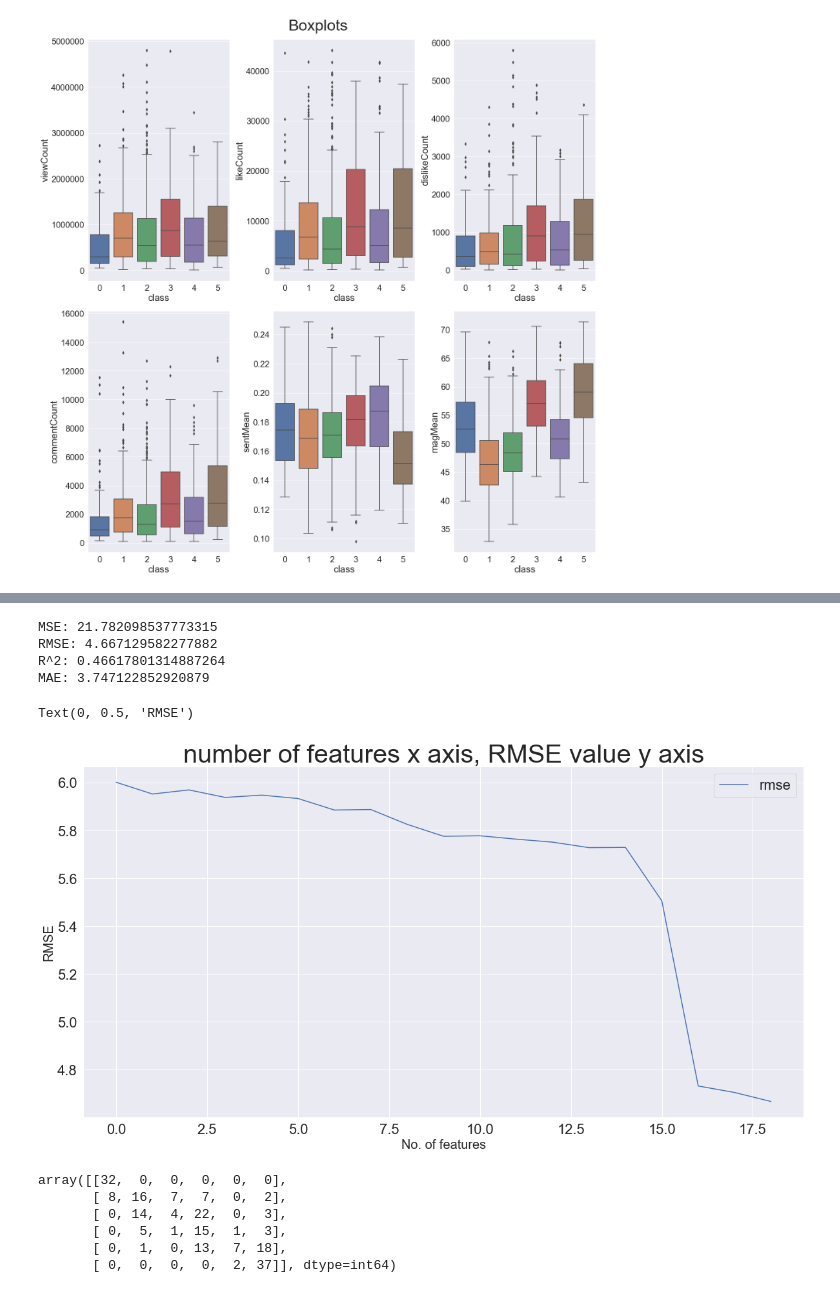
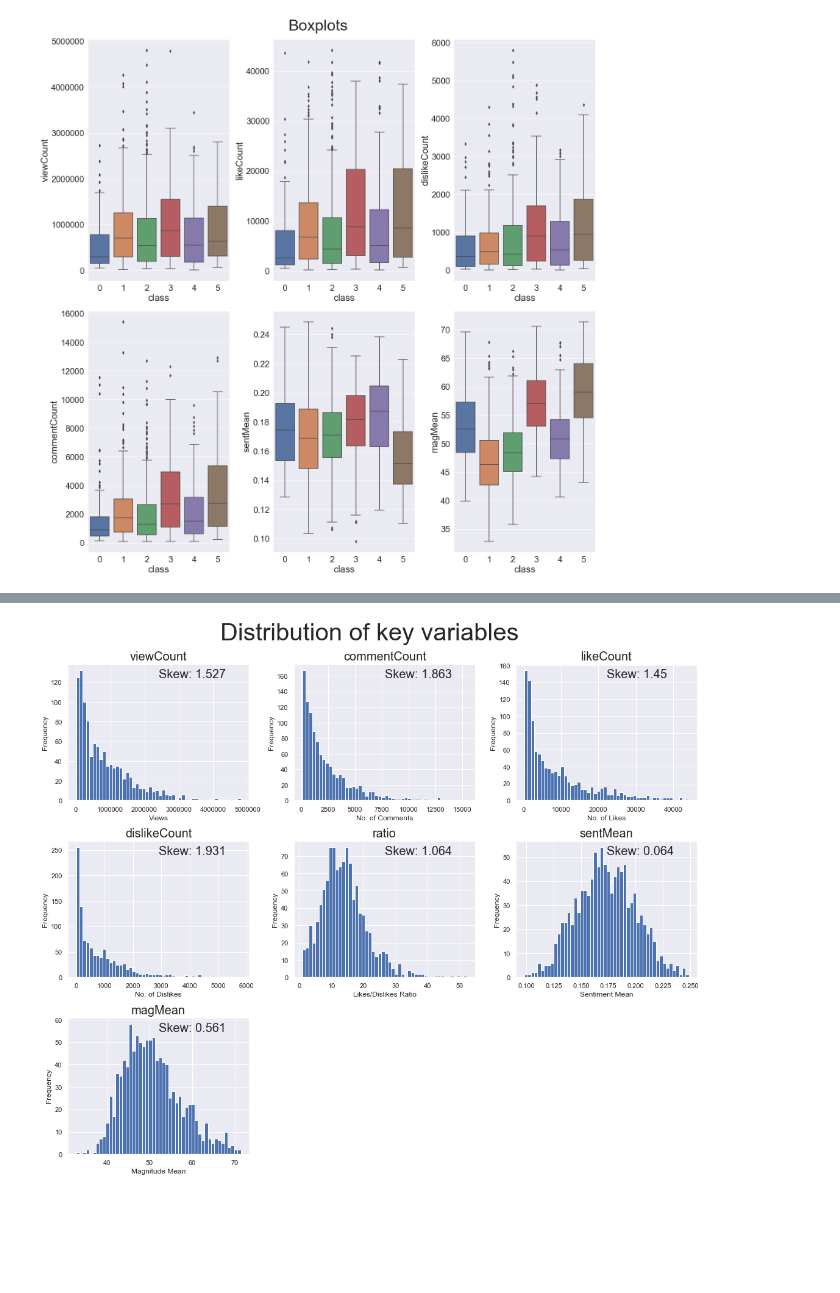
Before and after one commit to snc-89/sentiment_analysis_notebook, a Jupyter notebook: visualisation and exploration.ipynb, the cells around one changed output, grey strips where cells are left out. Drawn from its saved outputs; the diff is of its cells as text; code cells hidden in the pictures; blank space fills up the shorter version.

```diff
--- a/visualisation and exploration.ipynb
+++ b/visualisation and exploration.ipynb
@@ -137,49 +139,27 @@ X_train, X_test, y_train, y_test = train_test_split(X, y, test_size=0.20,random_
-# %%
-model = linear_model.LinearRegression()
-model.fit(X_train, y_train)
-prediction = model.predict(X_test)
-print("MSE:", mean_squared_error(y_test, prediction))
-print("RMSE:", np.sqrt(mean_squared_error(y_test, prediction)))
-print("R^2:", r2_score(y_test, prediction))
-print("MAE:", mean_absolute_error(y_test, prediction))
-# %% [output]
-MSE: 21.782098537773315
-RMSE: 4.667129582277882
-R^2: 0.46617801314887264
-MAE: 3.747122852920879
-# %%
-rmseList = []
-for i in range(1, 20):
-    estimator = linear_model.LinearRegression()
-    selector = RFE(estimator, i)
-    selector.fit(X_train,y_train)
-    predicted = selector.predict(X_test)
-    rmseList.append(np.sqrt(mean_squared_error(y_test, predicted)))
-# %%
-rmseDF=pd.DataFrame(rmseList, columns=['rmse'])
-plt.figure(figsize = (20,10))
-sns.lineplot(data=rmseDF)
-plt.title('number of features x axis, RMSE value y axis',size='40')
-plt.xlabel('No. of features',size='20')
-plt.ylabel('RMSE',size='20')
-# %% [output]
-Text(0, 0.5, 'RMSE')
-[figure, removed]
-# %%
-drop_parameters = ['date','title','ratio','ratio_bins']
-X = vids.drop(drop_parameters,axis=1)
-y = vids['ratio_bins']
-X_train, X_test, y_train, y_test = train_test_split(X, y, test_size=0.20,random_state=42)
-
-logreg = LogisticRegression(C=1e9)
-logreg.fit(X_train, y_train)
-predicted = logreg.predict(X_test)
-accuracy_score(y_test,predicted)
-confusion_matrix(y_test,predicted)
-# %% [output]
-array([[32,  0,  0,  0,  0,  0],
-       [ 8, 16,  7,  7,  0,  2],
-       [ 0, 14,  4, 22,  0,  3],
-       [ 0,  5,  1, 15,  1,  3],
-       [ 0,  1,  0, 13,  7, 18],
-       [ 0,  0,  0,  0,  2, 37]], dtype=int64)
+# %%
+cols = ['viewCount','commentCount','likeCount',
+              'dislikeCount','ratio','sentMean',
+              'magMean']
+
+x_label_list = ['Views','No. of Comments','No. of Likes','No. of Dislikes',
+                'Likes/Dislikes Ratio','Sentiment Mean','Magnitude Mean']
+
+fig,axes = plt.subplots(3, 3, sharex=False, sharey=False,figsize = (15,12),constrained_layout=True)
+fig.suptitle('Distribution of key variables', size='40',y=1.05)
+sns.set(font_scale=1)
+#plt.tight_layout()
+fig.delaxes(axes[2][2])
+fig.delaxes(axes[2][1])
+
+
+for i, ax in enumerate(axes.flat):
+    if i > 6:
+        break
+    vids[cols[i]].hist(ax=ax,bins=50)
+    skew = ('Skew: ' + str(round(vids[cols[i]].skew(),3)))
+    ax.annotate(skew, xy = (0.5, 0.9), size = 20, xycoords = ax.transAxes)
+    ax.set_title(cols[i], size=20)
+    ax.set_xlabel(x_label_list[i])
+    ax.set_ylabel('Frequency')
+# %% [output]
+[figure, added]
```
Also changed, not shown: parts of 6 cells of this notebook, 1 other file.
